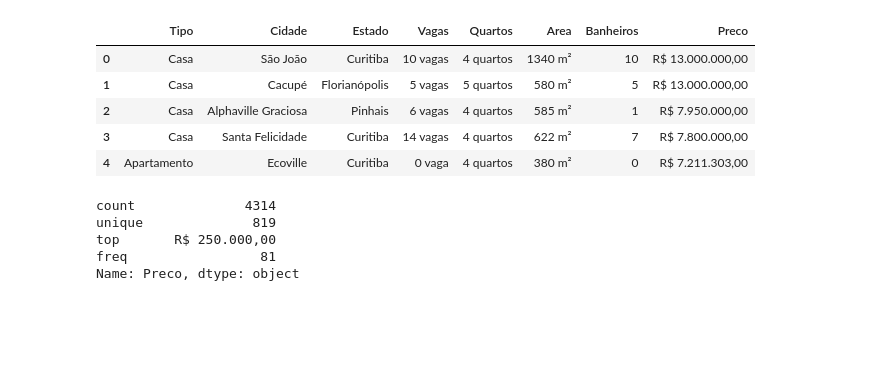
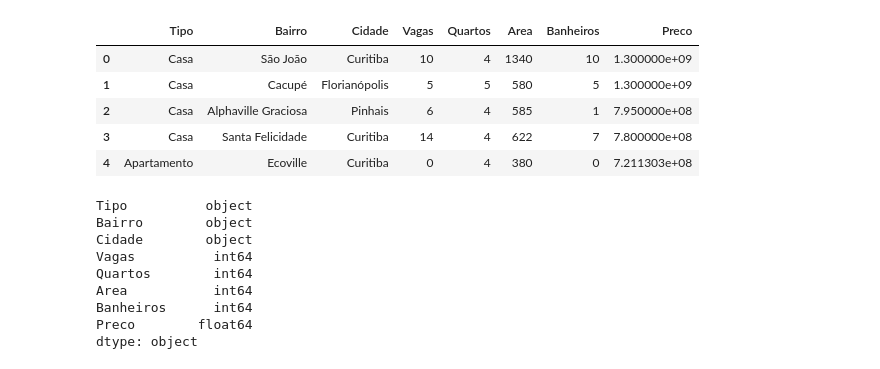
Before and after one commit to Bierc/properties, a Jupyter notebook: analysis.ipynb, the cells around one changed output. Cells and saved outputs as stored; diff of their text form; code cells hidden in the pictures; blank space fills up the shorter version.

```diff
--- a/analysis.ipynb
+++ b/analysis.ipynb
@@ -11,22 +11,26 @@ from sklearn.preprocessing import StandardScaler
 # %%
 
 # Read in the data
-df = pd.read_csv('data/data.csv')
+df = pd.read_csv('data/data2.csv')
 # show the first 5 rows
 df.head()
 # %% [output]
-|  | Tipo | Cidade | Estado | Vagas | Quartos | Area | Banheiros | Preco |
-| 0 | Casa | São João | Curitiba | 10 vagas | 4 quartos | 1340 m² | 10 | R$ 13.000.000,00 |
-| 1 | Casa | Cacupé | Florianópolis | 5 vagas | 5 quartos | 580 m² | 5 | R$ 13.000.000,00 |
-| 2 | Casa | Alphaville Graciosa | Pinhais | 6 vagas | 4 quartos | 585 m² | 1 | R$ 7.950.000,00 |
-| 3 | Casa | Santa Felicidade | Curitiba | 14 vagas | 4 quartos | 622 m² | 7 | R$ 7.800.000,00 |
-| 4 | Apartamento | Ecoville | Curitiba | 0 vaga | 4 quartos | 380 m² | 0 | R$ 7.211.303,00 |
+|  | Tipo | Bairro | Cidade | Vagas | Quartos | Area | Banheiros | Preco |
+| 0 | Casa | São João | Curitiba | 10 | 4 | 1340 | 10 | 1.300000e+09 |
+| 1 | Casa | Cacupé | Florianópolis | 5 | 5 | 580 | 5 | 1.300000e+09 |
+| 2 | Casa | Alphaville Graciosa | Pinhais | 6 | 4 | 585 | 1 | 7.950000e+08 |
+| 3 | Casa | Santa Felicidade | Curitiba | 14 | 4 | 622 | 7 | 7.800000e+08 |
+| 4 | Apartamento | Ecoville | Curitiba | 0 | 4 | 380 | 0 | 7.211303e+08 |
 # %%
 # generate descriptive statistics of price column
-df['Preco'].describe()
+df.dtypes
 # %% [output]
-count              4314
-unique              819
-top       R$ 250.000,00
-freq                 81
-Name: Preco, dtype: object
+Tipo          object
+Bairro        object
+Cidade        object
+Vagas          int64
+Quartos        int64
+Area           int64
+Banheiros      int64
+Preco        float64
+dtype: object
```
Also changed, not shown: parts of 7 cells of this notebook, 2 other files.
